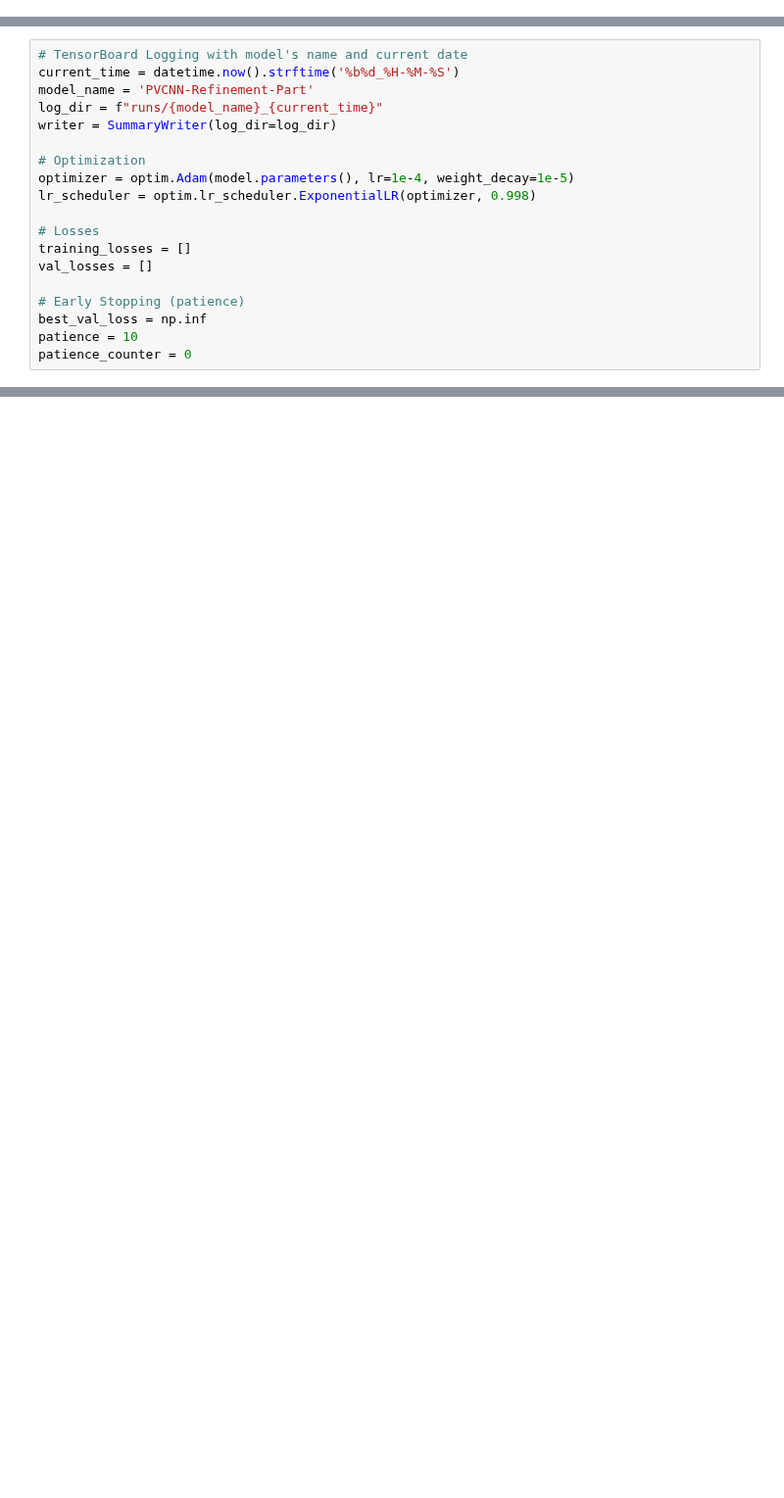
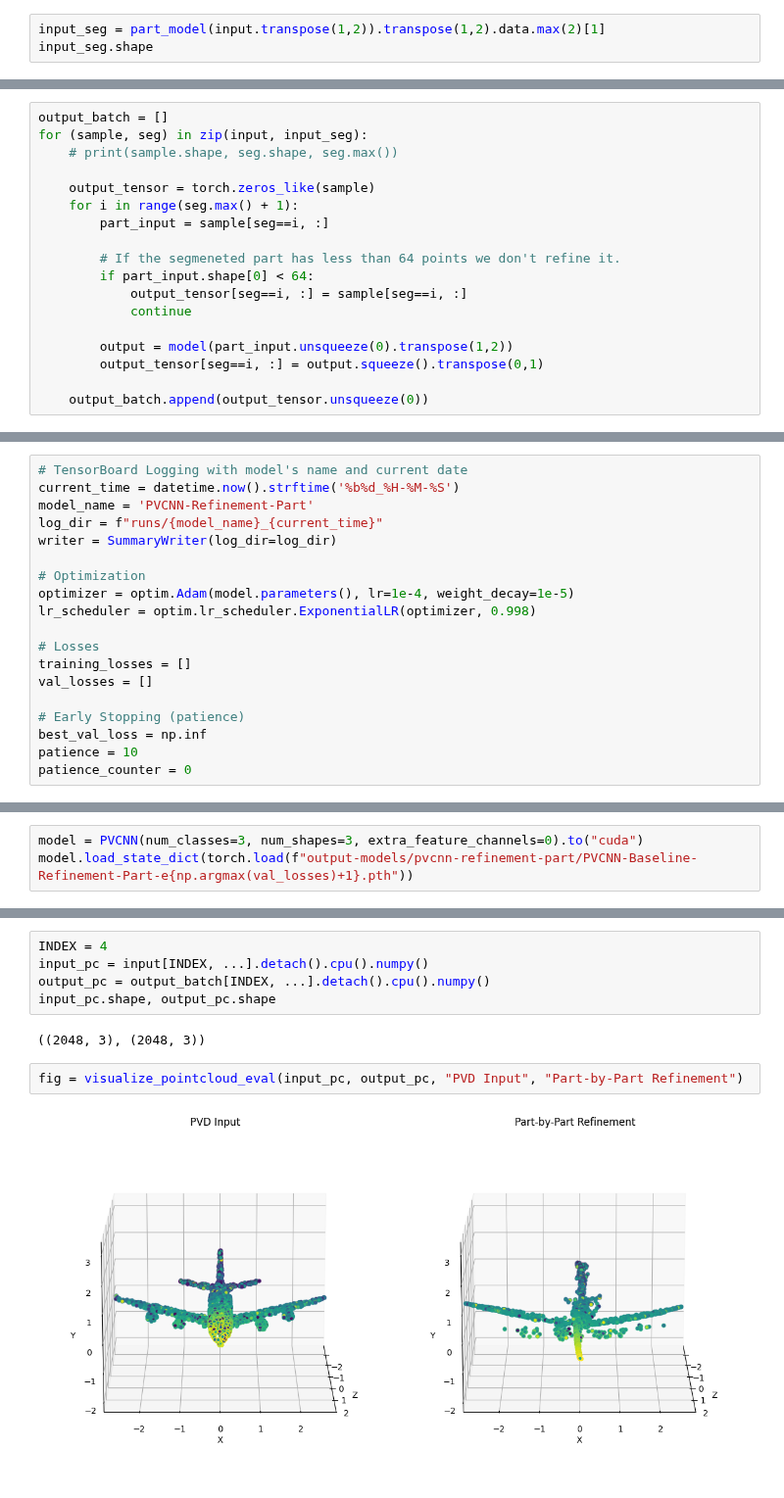
Before and after one commit to kristiyansakalyan/coarse-to-fine-shapes, a Jupyter notebook: train_PVCNN_Part_Patch_Refinement.ipynb, the cells around one changed output, grey strips where cells are left out. Shown at 98% size. Cells and saved outputs as stored; diff of their text form; blank space fills up the shorter version.

```diff
--- a/train_PVCNN_Part_Patch_Refinement.ipynb
+++ b/train_PVCNN_Part_Patch_Refinement.ipynb
@@ -82,0 +98,3 @@ part_model.load_state_dict(torch.load("output-models/pvcnn-part-segmentation-noi
+# %%
+input_seg = part_model(input.transpose(1,2)).transpose(1,2).data.max(2)[1]
+input_seg.shape
@@ -82,0 +103,18 @@ part_model.load_state_dict(torch.load("output-models/pvcnn-part-segmentation-noi
+# %%
+output_batch = []
+for (sample, seg) in zip(input, input_seg):
+    # print(sample.shape, seg.shape, seg.max())
+
+    output_tensor = torch.zeros_like(sample)
+    for i in range(seg.max() + 1):
+        part_input = sample[seg==i, :]
+
+        # If the segmeneted part has less than 64 points we don't refine it.
+        if part_input.shape[0] < 64:
+            output_tensor[seg==i, :] = sample[seg==i, :]
+            continue
+
+        output = model(part_input.unsqueeze(0).transpose(1,2))
+        output_tensor[seg==i, :] = output.squeeze().transpose(0,1)
+
+    output_batch.append(output_tensor.unsqueeze(0))
@@ -187,0 +304,3 @@ plt.show()
+# %%
+model = PVCNN(num_classes=3, num_shapes=3, extra_feature_channels=0).to("cuda")
+model.load_state_dict(torch.load(f"output-models/pvcnn-refinement-part/PVCNN-Baseline-Refinement-Part-e{np.argmax(val_losses)+1}.pth"))
@@ -187,0 +368,11 @@ plt.show()
+# %%
+INDEX = 4
+input_pc = input[INDEX, ...].detach().cpu().numpy()
+output_pc = output_batch[INDEX, ...].detach().cpu().numpy()
+input_pc.shape, output_pc.shape
+# %% [output]
+((2048, 3), (2048, 3))
+# %%
+fig = visualize_pointcloud_eval(input_pc, output_pc, "PVD Input", "Part-by-Part Refinement")
+# %% [output]
+[figure, added]
```
Also changed, not shown: parts of 15 cells of this notebook, 4 other files.
